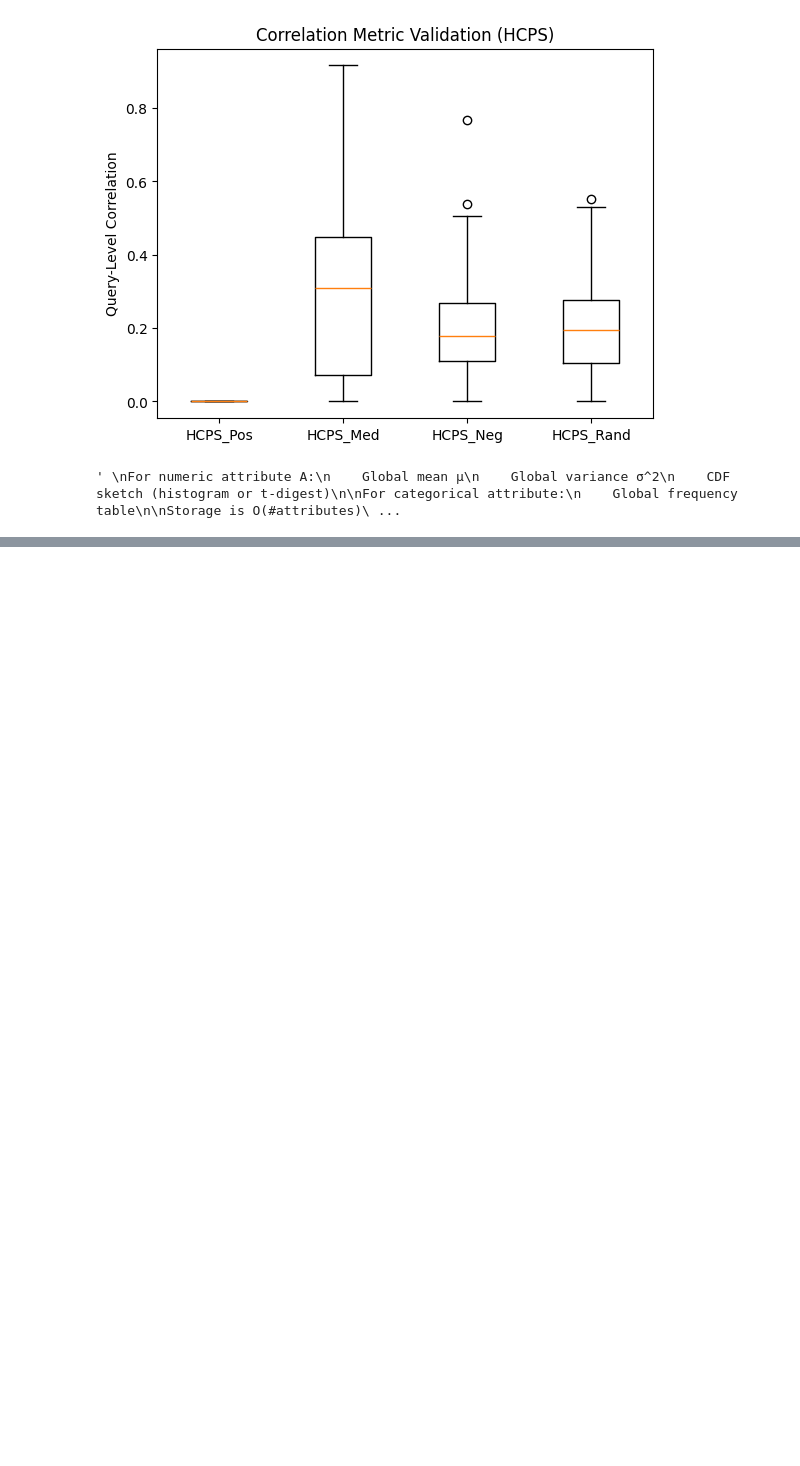
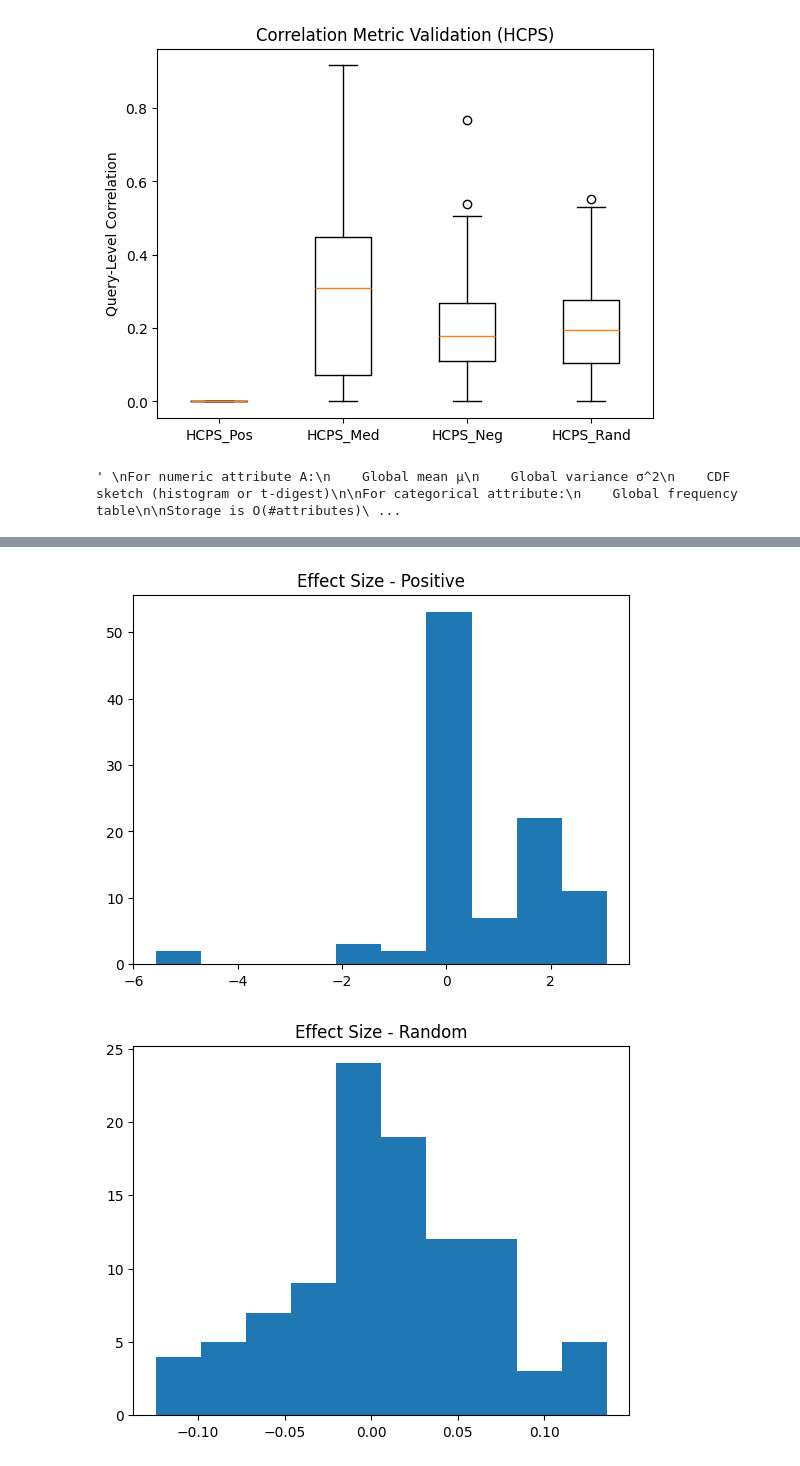
Before and after one commit to aadam19/filtered-vector-search, a Jupyter notebook: src/set_up.ipynb, the cells around one changed output, grey strips where cells are left out. Drawn from its saved outputs; the diff is of its cells as text; code cells hidden in the pictures; blank space fills up the shorter version.

```diff
--- a/src/set_up.ipynb
+++ b/src/set_up.ipynb
@@ -588,0 +606,18 @@ TypeError: CorrelationEstimator.binary_stats() takes 2 positional arguments but
+# %%
+plt.figure()
+plt.hist(eff_pos)
+plt.title("Effect Size - Positive")
+plt.show()
+
+plt.figure()
+plt.hist(eff_rand)
+plt.title("Effect Size - Random")
+plt.show()
+
+plt.figure()
+plt.hist(eff_neg)
+plt.title("Effect Size - Negative")
+plt.show()
+# %% [output]
+[figure, added]
+[figure, added]
```
Also changed, not shown: parts of 6 cells of this notebook, 3 other files.
